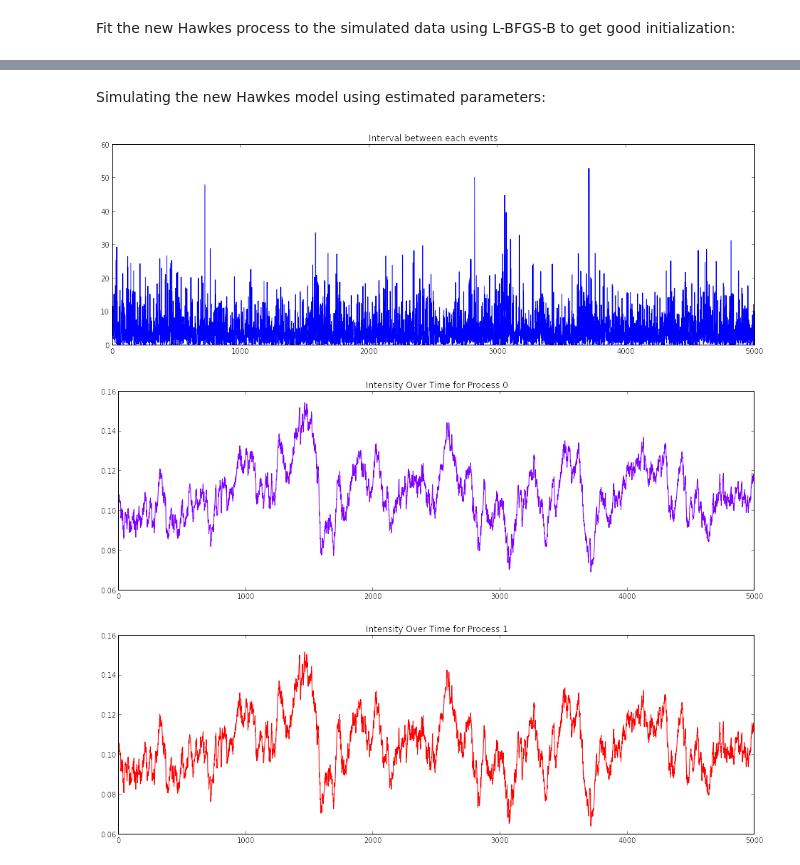
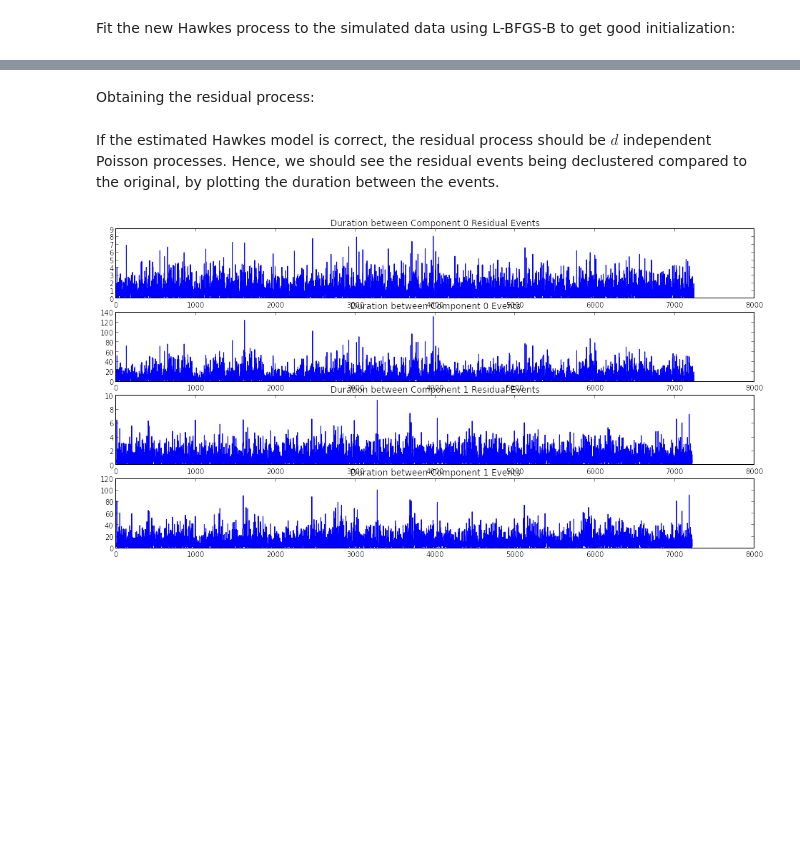
Before and after one commit to yesheenlim/PyHawkes, a Jupyter notebook: src/testFit.ipynb, the cells around one changed output, grey strips where cells are left out. Cells and saved outputs as stored; diff of their text form; code cells hidden in the pictures; blank space fills up the shorter version.

Commit message:
coded residual process computation

```diff
--- a/src/testFit.ipynb
+++ b/src/testFit.ipynb
@@ -9,6 +9,7 @@ import hawkes
 import markDistributions as md
 import numpy as np
 import scipy.optimize as op
+import scipy.stats as stats
 import matplotlib
 import matplotlib.pyplot as plt
 import matplotlib.cm as cm
@@ -19,7 +20,7 @@ np.set_printoptions(precision=3, suppress=True)
 rcParams['figure.figsize'] = 16, 5
 
 d=2
-numPoints=10200
+numPoints=15000+200
 
 eta=[0.021,0.029]
 Q=[0.61,0.16,0.6,0.06]
@@ -96,20 +97,30 @@ Spr(Q) of estimated model: 0.664826713585
-# %% [markdown]
-Simulating the new Hawkes model using estimated parameters:
-# %%
-simulatedPoints, simulatedIntensities = h.simulate(5200)
-
-intervals = simulatedPoints[0][1:] - simulatedPoints[0][:-1]
-
-plt.title('Interval between each events')
-plt.plot(np.arange(len(intervals)),intervals)
-plt.show()
-
-colors = cm.rainbow(np.linspace(0, 1, d))
-for i,c in zip(xrange(d), colors):
-    plt.title('Intensity Over Time for Process ' + str(i))
-    plt.plot(simulatedIntensities[:,i], color=c)
-    plt.show()
-# %% [output]
-[figure, removed]
-[figure, removed]
-[figure, removed]
+# %% [markdown]
+Obtaining the residual process:
+# %%
+j_, t_, x_, tau, xi = h.Residual(t,j,x)
+# %% [markdown]
+If the estimated Hawkes model is correct, the residual process should be $d$ independent Poisson processes. Hence, we should see the residual events being declustered compared to the original, by plotting the duration between the events.
+# %%
+s0 = t_[j_==0]
+s1 = t_[j_==1]
+intervals0 = s0[1:] - s0[:-1]
+intervals1 = s1[1:] - s1[:-1]
+
+r0 = tau[j_==0]
+r1 = tau[j_==1]
+intervalr0 = r0[1:] - r0[:-1]
+intervalr1 = r1[1:] - r1[:-1]
+
+rcParams['figure.figsize'] = 16, 8
+f, axarr = plt.subplots(4)
+axarr[0].plot(np.arange(len(intervalr0)), intervalr0)
+axarr[0].set_title('Duration between Component 0 Residual Events')
+axarr[1].plot(np.arange(len(intervals0)), intervals0)
+axarr[1].set_title('Duration between Component 0 Events')
+axarr[2].plot(np.arange(len(intervalr1)), intervalr1)
+axarr[2].set_title('Duration between Component 1 Residual Events')
+axarr[3].plot(np.arange(len(intervals1)), intervals1)
+axarr[3].set_title('Duration between Component 1 Events')
+plt.show()
+# %% [output]
+[figure, added]
```
Also changed, not shown: parts of 3 cells of this notebook, 1 other file.
